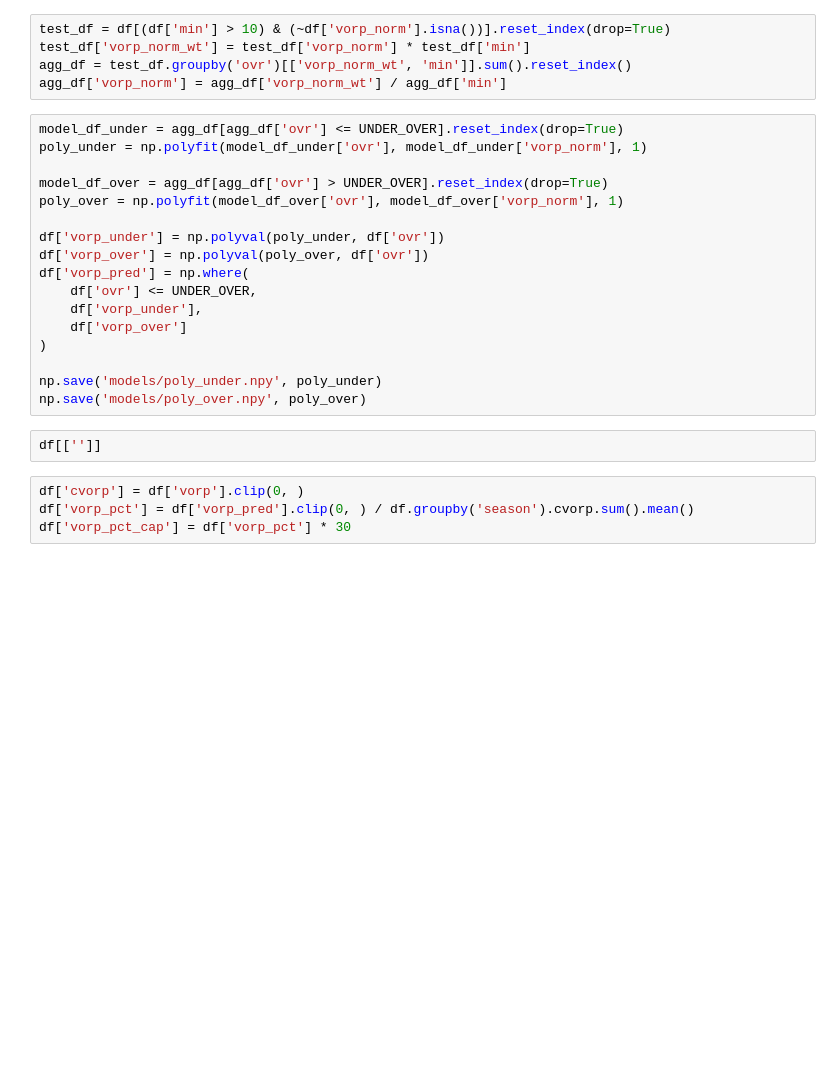
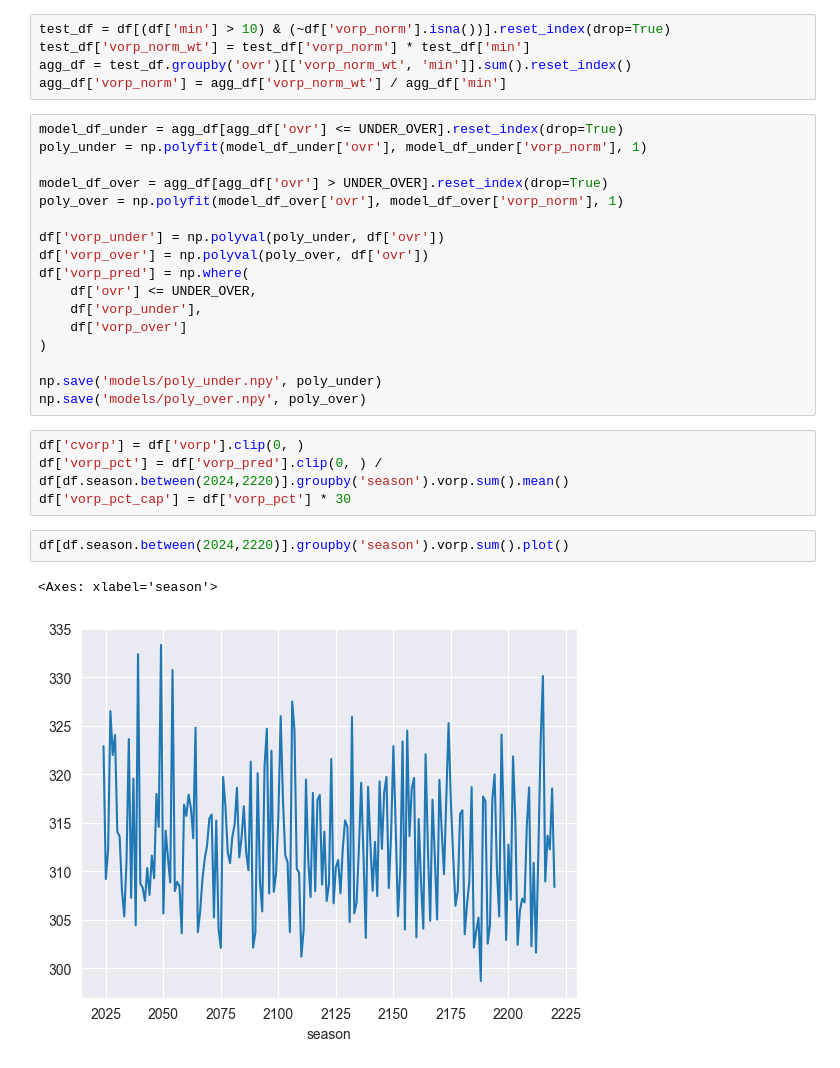
Before and after one commit to jrnastase410/streamlit-bbgm-basketball, a Jupyter notebook: notebooks/ovr_to_value.ipynb, the cells around one changed output. Saved outputs shown, nothing was run; the diff lists cells and outputs as text; blank space fills up the shorter version.

```diff
--- a/notebooks/ovr_to_value.ipynb
+++ b/notebooks/ovr_to_value.ipynb
@@ -43,10 +43,13 @@ df['vorp_pred'] = np.where(
 
 np.save('models/poly_under.npy', poly_under)
 np.save('models/poly_over.npy', poly_over)
-# %%
-df[['']]
 # %%
 df['cvorp'] = df['vorp'].clip(0, )
-df['vorp_pct'] = df['vorp_pred'].clip(0, ) / df.groupby('season').cvorp.sum().mean()
+df['vorp_pct'] = df['vorp_pred'].clip(0, ) / df[df.season.between(2024,2220)].groupby('season').vorp.sum().mean()
 df['vorp_pct_cap'] = df['vorp_pct'] * 30
+# %%
+df[df.season.between(2024,2220)].groupby('season').vorp.sum().plot()
+# %% [output]
+<Axes: xlabel='season'>
+[figure, added]
 # %%
```
Also changed, not shown: parts of 1 cell of this notebook, 2 other files.
